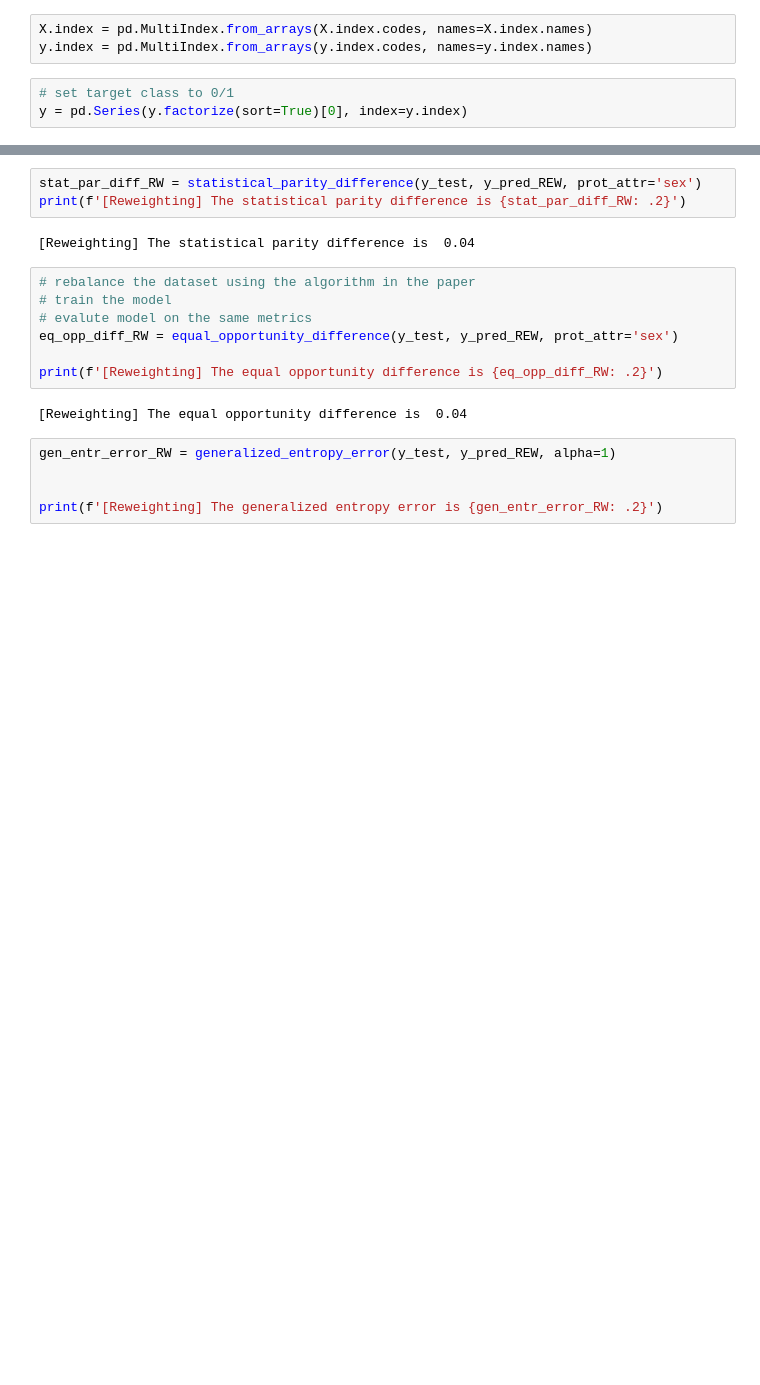
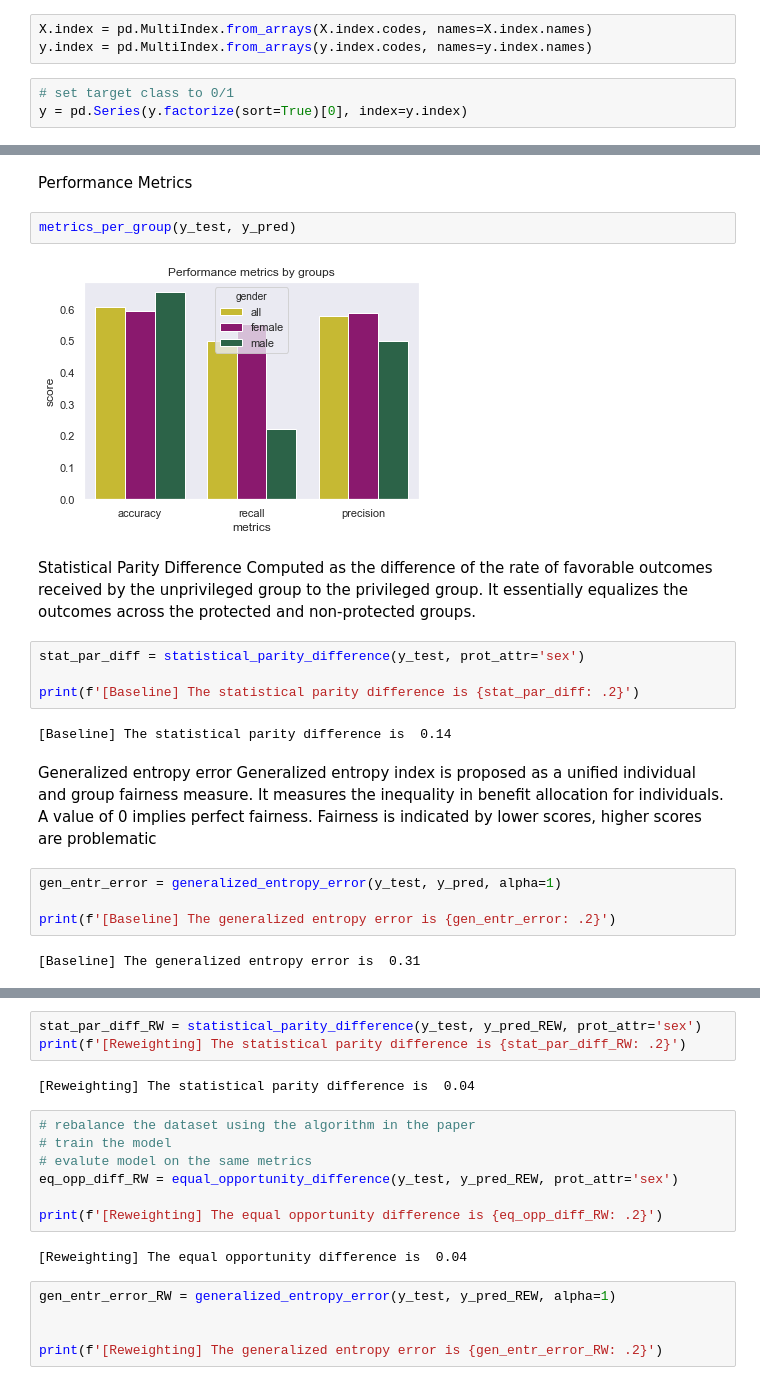
Before and after one commit to enesmith/womenatthetable, a Jupyter notebook: Acharya_Sprint1.ipynb, the cells around one changed output, grey strips where cells are left out. Drawn from its saved outputs; the diff is of its cells as text; blank space fills up the shorter version.

```diff
--- a/Acharya_Sprint1.ipynb
+++ b/Acharya_Sprint1.ipynb
@@ -386,0 +317,24 @@ metrics_per_group(y_test, y_pred_REW)
+# %% [markdown]
+Performance Metrics
+# %%
+metrics_per_group(y_test, y_pred)
+# %% [output]
+[figure, added]
+# %% [markdown]
+Statistical Parity Difference Computed as the difference of the rate of favorable outcomes received by the unprivileged group to the privileged group. It essentially equalizes the outcomes across the protected and non-protected groups.
+# %%
+stat_par_diff = statistical_parity_difference(y_test, prot_attr='sex')
+
+print(f'[Baseline] The statistical parity difference is {stat_par_diff: .2}')
+# %% [output]
+[Baseline] The statistical parity difference is  0.14
+# %% [markdown]
+Generalized entropy error Generalized entropy index is proposed as a unified individual and group fairness measure. It measures the inequality in benefit allocation for individuals.
+A value of 0 implies perfect fairness.
+Fairness is indicated by lower scores, higher scores are problematic
+# %%
+gen_entr_error = generalized_entropy_error(y_test, y_pred, alpha=1)
+
+print(f'[Baseline] The generalized entropy error is {gen_entr_error: .2}')
+# %% [output]
+[Baseline] The generalized entropy error is  0.31
```
Also changed, not shown: parts of 50 cells of this notebook.
